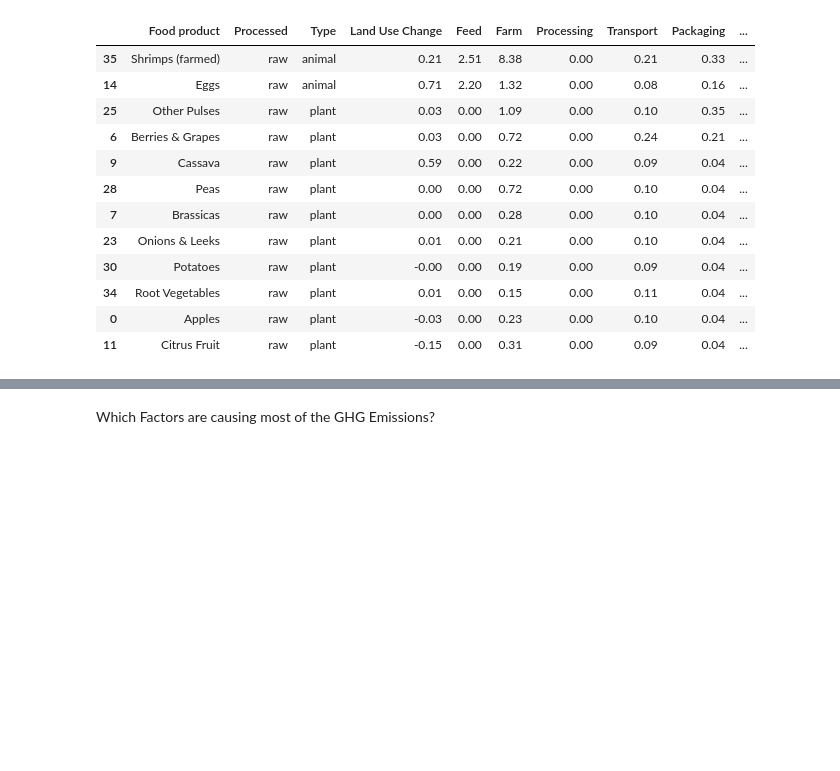
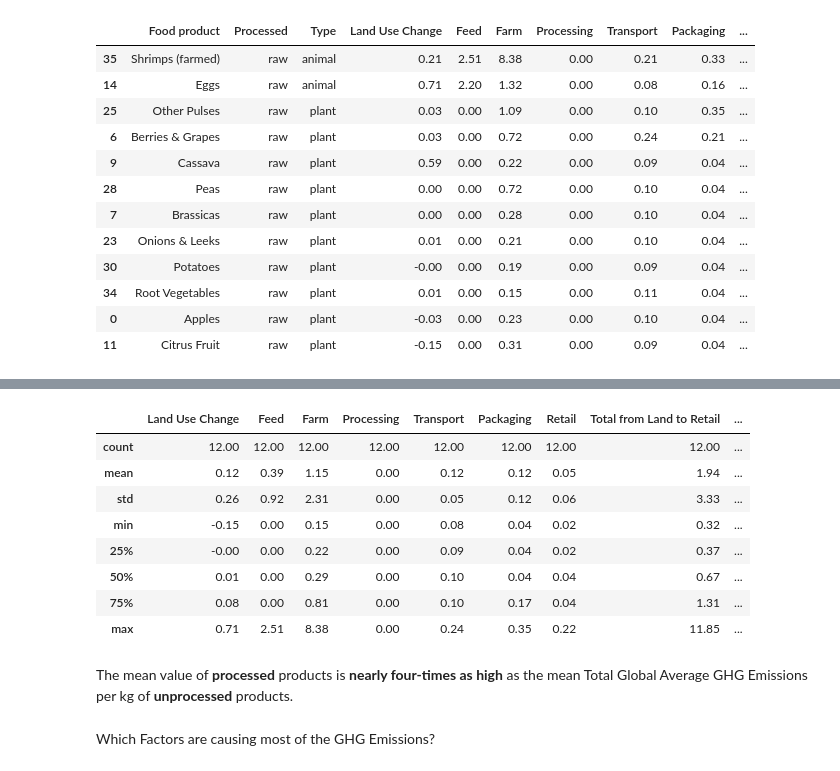
Before and after one commit to felixschwebel/FoodEmissions, a Jupyter notebook: FoodEmissions.ipynb, the cells around one changed output, grey strips where cells are left out. Saved outputs shown, nothing was run; the diff lists cells and outputs as text; code cells hidden in the pictures; blank space fills up the shorter version.

```diff
--- a/FoodEmissions.ipynb
+++ b/FoodEmissions.ipynb
@@ -221,0 +235,14 @@ unprocessed_products
+# %%
+unprocessed_products.describe()
+# %% [output]
+|  | Land Use Change | Feed | Farm | Processing | Transport | Packaging | Retail | Total from Land to Retail | ... |
+| count | 12.00 | 12.00 | 12.00 | 12.00 | 12.00 | 12.00 | 12.00 | 12.00 | ... |
+| mean | 0.12 | 0.39 | 1.15 | 0.00 | 0.12 | 0.12 | 0.05 | 1.94 | ... |
+| std | 0.26 | 0.92 | 2.31 | 0.00 | 0.05 | 0.12 | 0.06 | 3.33 | ... |
+| min | -0.15 | 0.00 | 0.15 | 0.00 | 0.08 | 0.04 | 0.02 | 0.32 | ... |
+| 25% | -0.00 | 0.00 | 0.22 | 0.00 | 0.09 | 0.04 | 0.02 | 0.37 | ... |
+| 50% | 0.01 | 0.00 | 0.29 | 0.00 | 0.10 | 0.04 | 0.04 | 0.67 | ... |
+| 75% | 0.08 | 0.00 | 0.81 | 0.00 | 0.10 | 0.17 | 0.04 | 1.31 | ... |
+| max | 0.71 | 2.51 | 8.38 | 0.00 | 0.24 | 0.35 | 0.22 | 11.85 | ... |
+# %% [markdown]
+The mean value of **processed** products is **nearly four-times as high** as the mean Total Global Average GHG Emissions per kg of **unprocessed** products.
```
Also changed, not shown: parts of 3 cells of this notebook.
